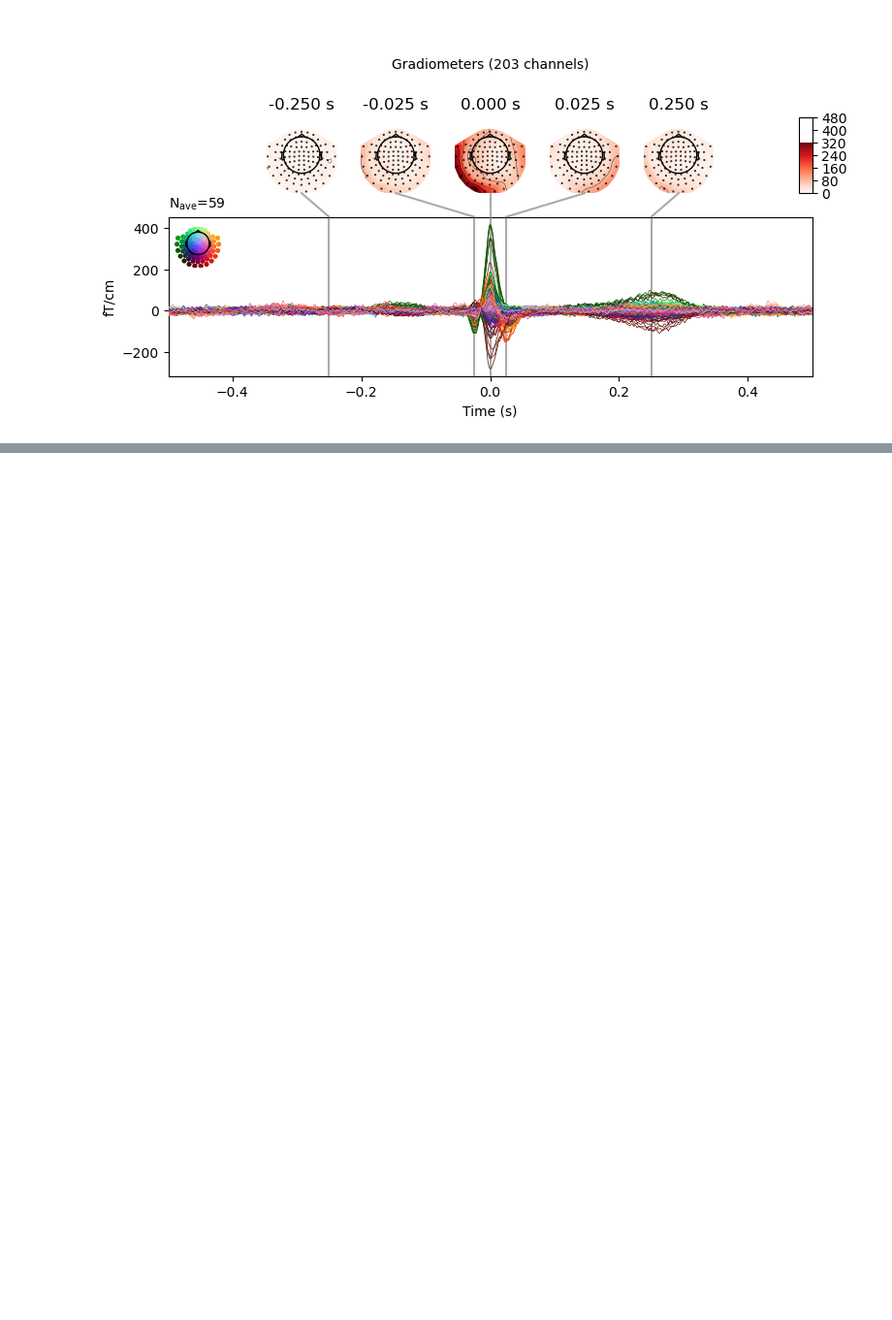
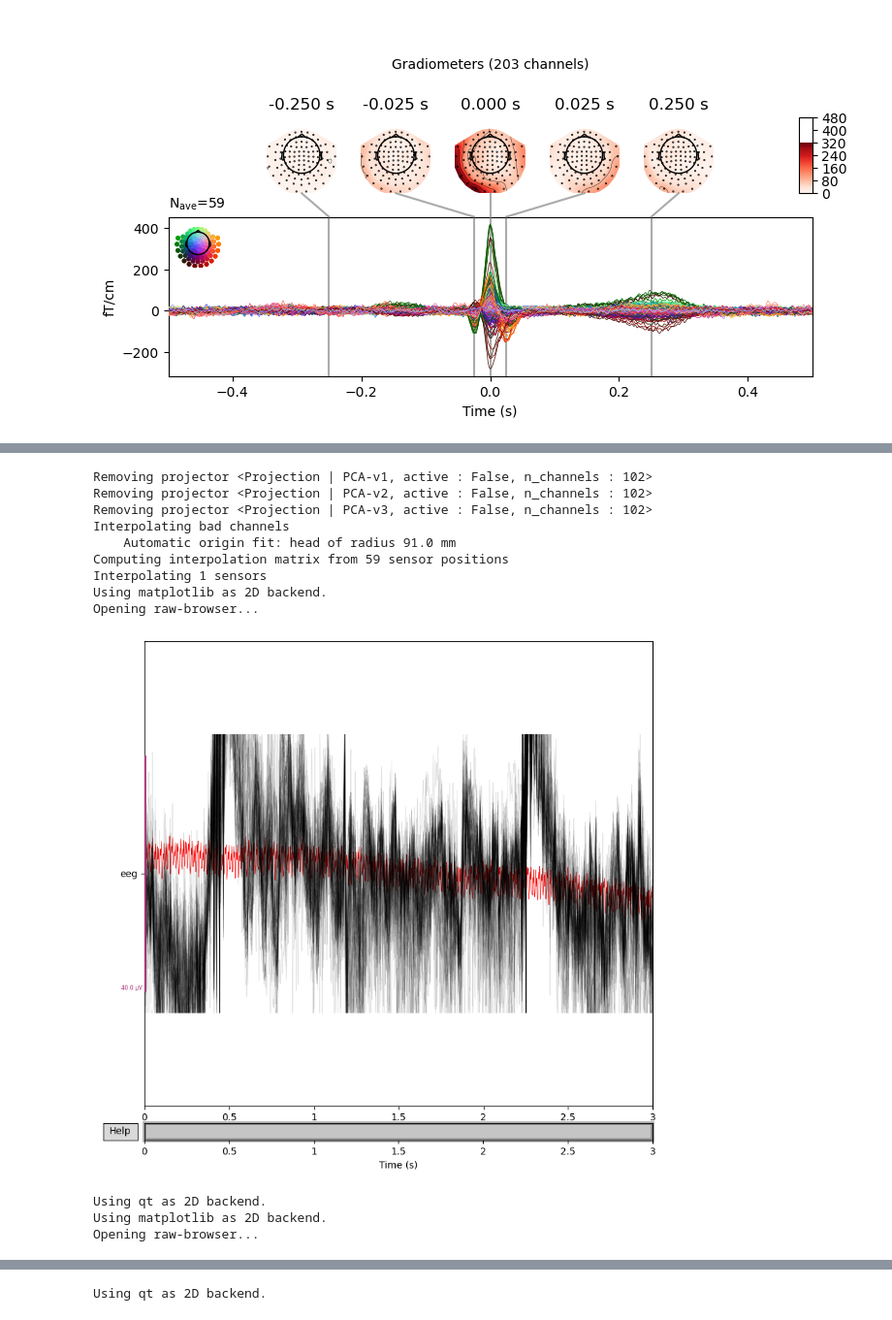
Before and after one commit to Yujingoto/EEG-Analysis, a Jupyter notebook: Analysis/MNE/Untitled.ipynb, the cells around one changed output, grey strips where cells are left out. Shown at 97% size. Drawn from its saved outputs; the diff is of its cells as text; code cells hidden in the pictures; blank space fills up the shorter version.

Commit message:
interpolation

```diff
--- a/Analysis/MNE/Untitled.ipynb
+++ b/Analysis/MNE/Untitled.ipynb
@@ -210,0 +279,26 @@ No projector specified for this dataset. Please consider the method self.add_pro
+# %%
+raw.crop(tmin=0, tmax=3).load_data()
+
+eeg_data = raw.copy().pick_types(meg=False, eeg=True, exclude=[])
+eeg_data_interp = eeg_data.copy().interpolate_bads(reset_bads=False)
+
+for title, data in zip(["orig.", "interp."], [eeg_data, eeg_data_interp]):
+    with mne.viz.use_browser_backend("matplotlib"):
+        fig = data.plot(butterfly=True, color="#00000022", bad_color="r")
+    fig.subplots_adjust(top=0.9)
+    fig.suptitle(title, size="xx-large", weight="bold")
+    fig.savefig('../figures/mne-bc5'+ title + '.png')
+# %% [output]
+Removing projector <Projection | PCA-v1, active : False, n_channels : 102>
+Removing projector <Projection | PCA-v2, active : False, n_channels : 102>
+Removing projector <Projection | PCA-v3, active : False, n_channels : 102>
+Interpolating bad channels
+    Automatic origin fit: head of radius 91.0 mm
+Computing interpolation matrix from 59 sensor positions
+Interpolating 1 sensors
+Using matplotlib as 2D backend.
+Opening raw-browser...
+[figure, added]
+Using qt as 2D backend.
+Using matplotlib as 2D backend.
+Opening raw-browser...
@@ -210,0 +306 @@ No projector specified for this dataset. Please consider the method self.add_pro
+Using qt as 2D backend.
```
Also changed, not shown: parts of 10 cells of this notebook, 19 other files.
